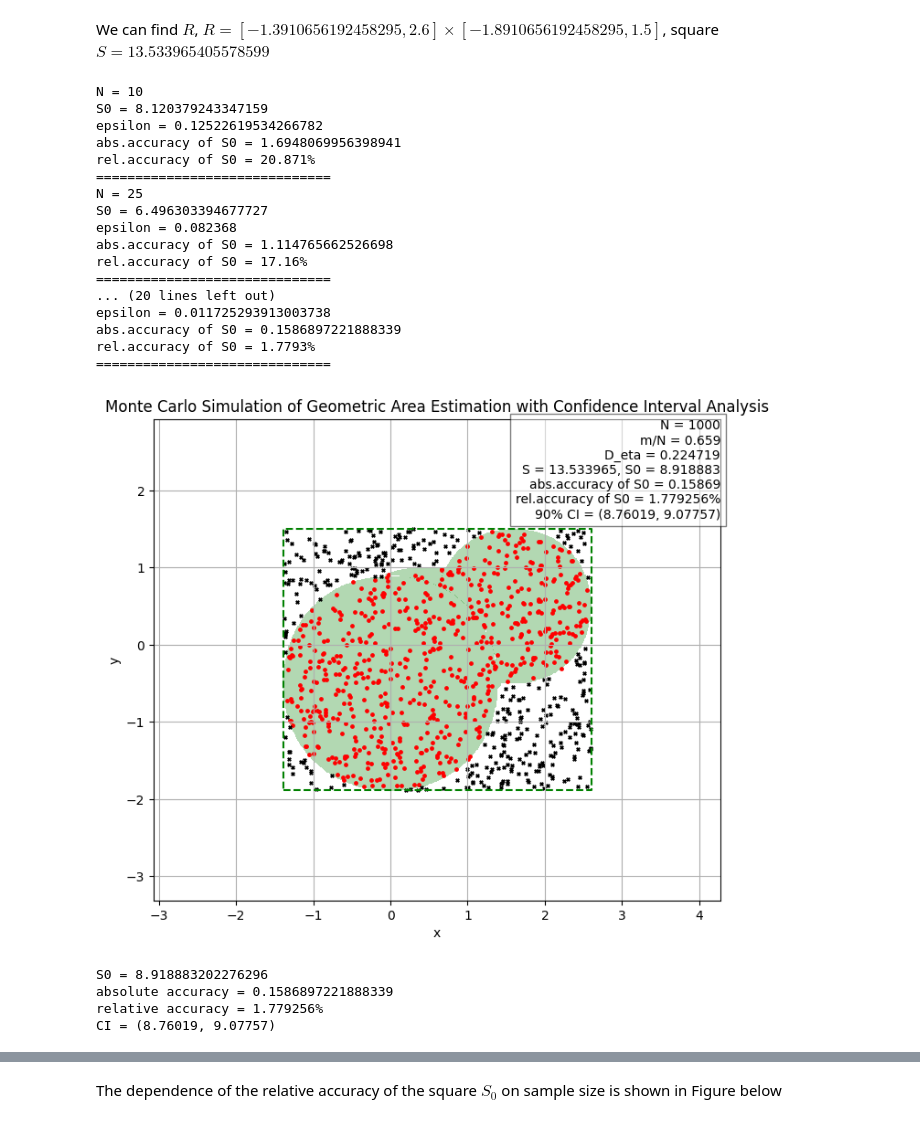
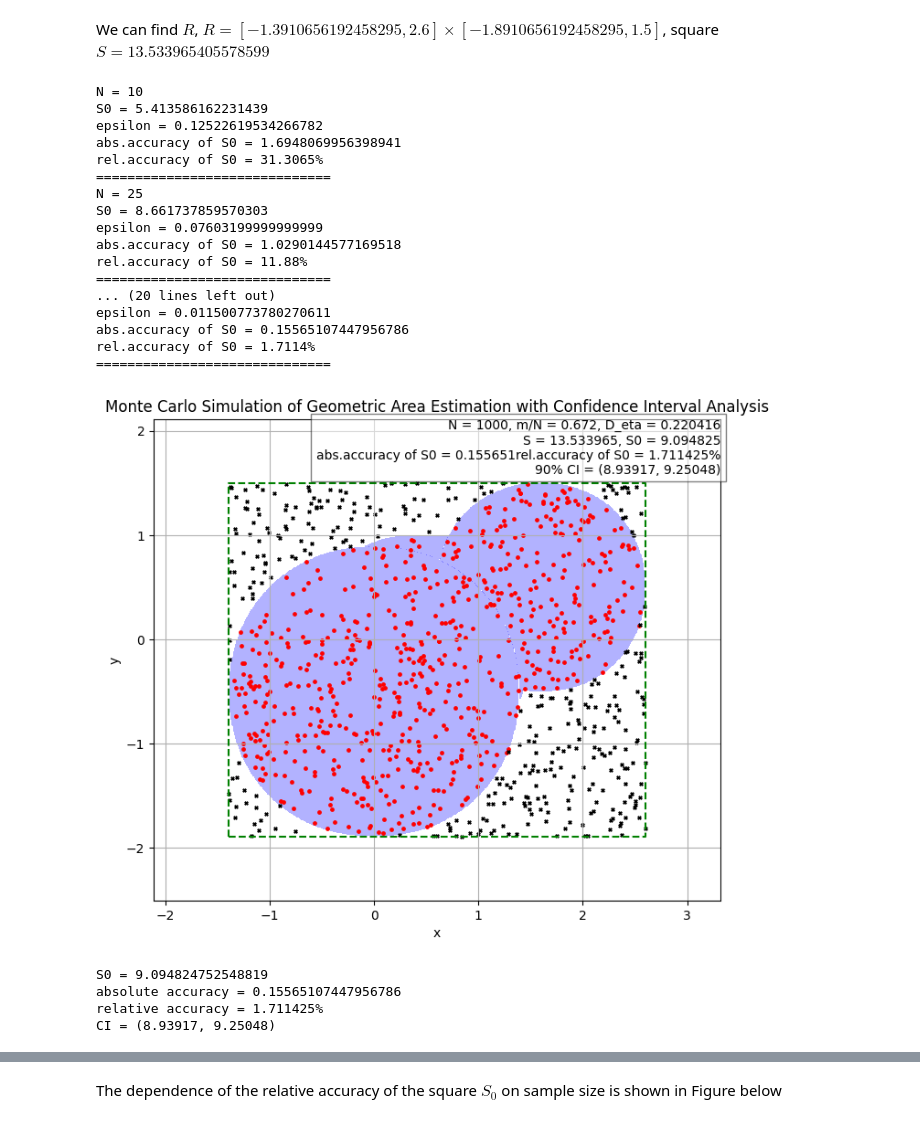
Before and after one commit to tunmx/Stochastic_Methods, a Jupyter notebook: task_3/Stochastic_methods_Task_3_JingyuYan.ipynb, the cells around one changed output, grey strips where cells are left out. Cells and saved outputs as stored; diff of their text form; code cells hidden in the pictures.

```diff
--- a/task_3/Stochastic_methods_Task_3_JingyuYan.ipynb
+++ b/task_3/Stochastic_methods_Task_3_JingyuYan.ipynb
@@ -95,7 +95,7 @@ class MonterCarloSolution(object):
         y = np.linspace(y_min_padded, y_max_padded, 500)
         X, Y = np.meshgrid(x, y)
 
-        colors = ["green"] if fill else ['yellow', 'green', 'cyan', 'blue', 'red', 'magenta', 'black']
+        colors = ["blue"] if fill else ['yellow', 'green', 'cyan', 'blue', 'red', 'magenta', 'black']
 
         alpha = 0.3 if fill else 0.5
         mask = np.zeros_like(X, dtype=bool)
@@ -129,11 +129,11 @@ class MonterCarloSolution(object):
         if result is not None:
             # Add MCResult metrics to the plot as text
             result_text = (
-                f'N = {result.N}\n'
-                f'm/N = {result.m_N}\n'
+                f'N = {result.N}, '
+                f'm/N = {result.m_N}, '
                 f'D_eta = {round(result.D_eta, 6)}\n'
                 f'S = {round(self.S, 6)}, S0 = {round(result.S0, 6)}\n'
-                f'abs.accuracy of S0 = {round(result.abs_accuracy_of_S0, 6)}\n'
+                f'abs.accuracy of S0 = {round(result.abs_accuracy_of_S0, 6)}'
                 f'rel.accuracy of S0 = {round(result.rel_accuracy_of_S0, 6)}%\n'
                 f'90% CI = {result.CI}'
             )
@@ -335,27 +335,27 @@ for ckt in checkpoints:
     print(f"=" * 30)
 # %% [output]
 N = 10
-S0 = 8.120379243347159
+S0 = 5.413586162231439
 epsilon = 0.12522619534266782
 abs.accuracy of S0 = 1.6948069956398941
-rel.accuracy of S0 = 20.871%
+rel.accuracy of S0 = 31.3065%
 ==============================
 N = 25
-S0 = 6.496303394677727
-epsilon = 0.082368
-abs.accuracy of S0 = 1.114765662526698
-rel.accuracy of S0 = 17.16%
+S0 = 8.661737859570303
+epsilon = 0.07603199999999999
+abs.accuracy of S0 = 1.0290144577169518
+rel.accuracy of S0 = 11.88%
 ==============================
 ... (20 lines left out)
-epsilon = 0.011725293913003738
-abs.accuracy of S0 = 0.1586897221888339
-rel.accuracy of S0 = 1.7793%
+epsilon = 0.011500773780270611
+abs.accuracy of S0 = 0.15565107447956786
+rel.accuracy of S0 = 1.7114%
 ==============================
 # %%
 # Show the result
-singleton.visual_regions(result, fill=True, padding=0.42, dpi=100)
+singleton.visual_regions(result, fill=True, padding=0.18, dpi=100)
 # %% [output]
-[figure, old version]
+[figure, new version]
 # %%
 last = results[-1]
 print(f"S0 = {last.S0}")
@@ -363,10 +363,10 @@ print(f"absolute accuracy = {last.abs_accuracy_of_S0}")
 print(f"relative accuracy = {round(last.rel_accuracy_of_S0, 6)}%")
 print(f"CI = {last.CI}")
 # %% [output]
-S0 = 8.918883202276296
-absolute accuracy = 0.1586897221888339
-relative accuracy = 1.779256%
-CI = (8.76019, 9.07757)
+S0 = 9.094824752548819
+absolute accuracy = 0.15565107447956786
+relative accuracy = 1.711425%
+CI = (8.93917, 9.25048)
 # %% [markdown]
 | N    | $S_0$          | accuracy of $p(\epsilon)$         | abs.accuracy of $S_0$ | rel.accuracy of $S_0$ |
 |------|-------------|-----------|--------------------|--------------------|
```
Also changed, not shown: parts of 3 cells of this notebook, 1 other file.
